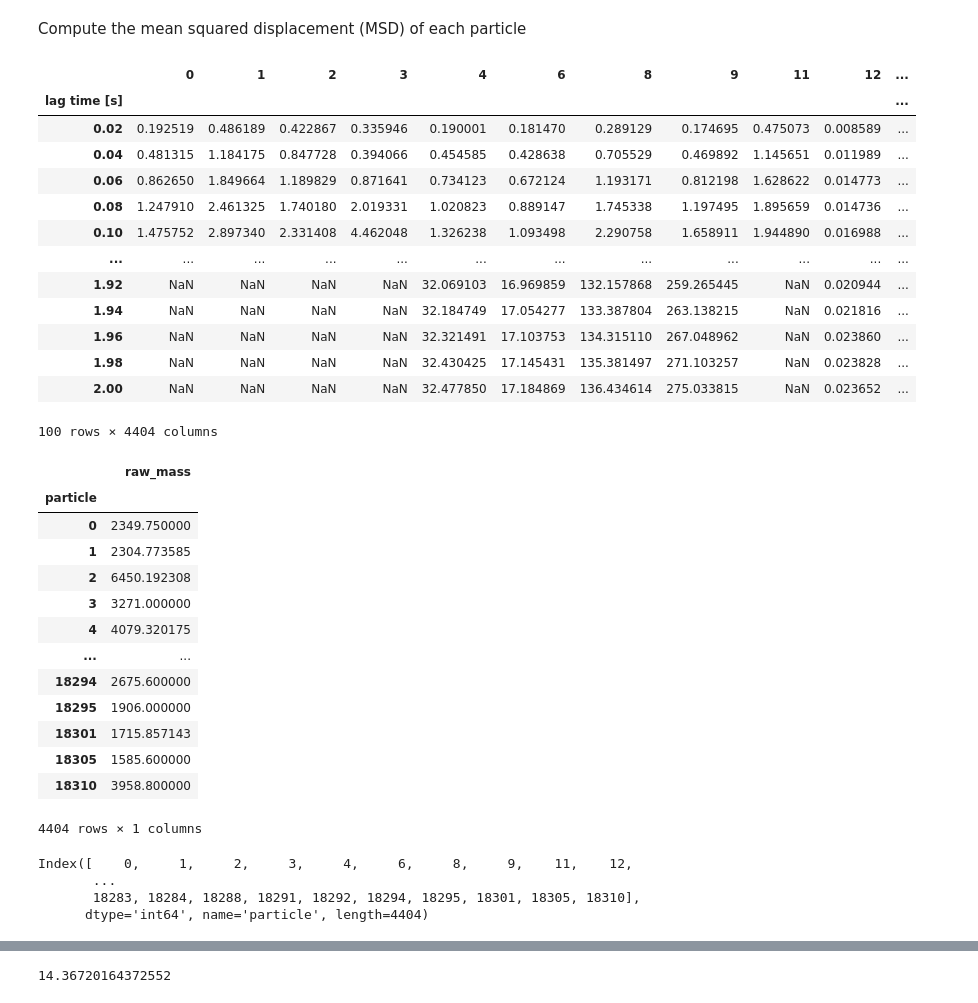
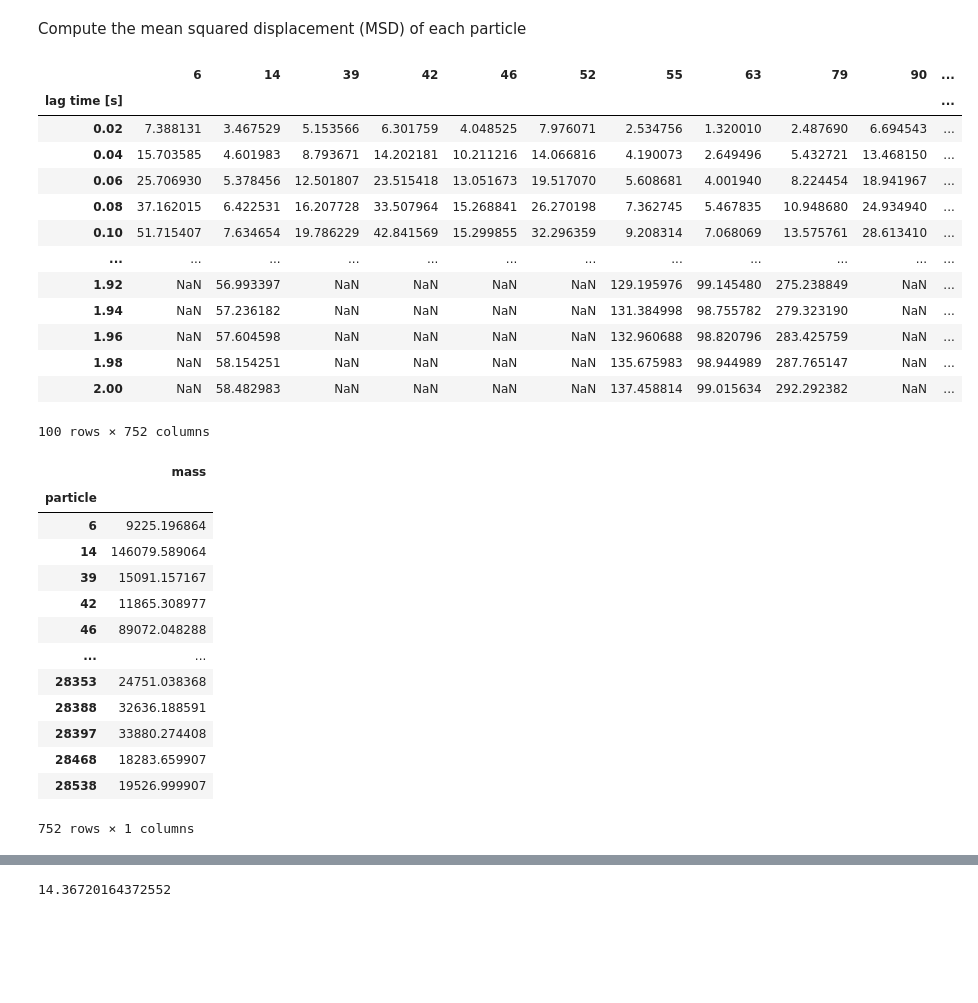
Before and after one commit to StefansGH/nanoparticle-tracking, a Jupyter notebook: tracking.ipynb, the cells around one changed output, grey strips where cells are left out. Cells and saved outputs as stored; diff of their text form; code cells hidden in the pictures; blank space fills up the shorter version.

```diff
--- a/tracking.ipynb
+++ b/tracking.ipynb
@@ -22,7 +55,7 @@ tp.quiet()  # Turn off progress reports for best performance
 # %%
 @pims.pipeline
 def gray(image):
-    return image[:, :, 0]  # Take just the green channel
+    return image[int(1152/2-320):int(1152/2+320), int(1152/2-320):int(1152/2+320)]  # Take just the green channel
 
 frames = gray(pims.open('frames/*.png'))
 # %% [markdown]
@@ -35,6 +71,6 @@ tp.annotate(f, frames[0]);
 # %% [markdown]
 Detecting particles in all frames:
 # %%
-f = tp.batch(frames[:100000], 11, minmass=700, invert=False)
+f = tp.batch(frames[:], diameter = 5, invert=False, minmass=0, noise_size=0, smoothing_size=5, characterize=False, percentile=98)
 f.head(3)
 # %% [output]
@@ -45,6 +81,6 @@ f.head(3)
 # %% [markdown]
 Linking particles in between frames (trajectories):
 # %%
-t = tp.link(f, 5, memory=3)
+t = tp.link(f, search_range=10, memory=2)
 t.head(3)
 # %% [output]
@@ -55,7 +91,7 @@ t.head(3)
 # %% [markdown]
 Ephemeral trajectories — seen only for a few frames — are usually spurious and never useful. The convenience function filter_stubs keeps only trajectories that last for a given number of frames.
 # %%
-t1 = tp.filter_stubs(t, 5)
+t1 = tp.filter_stubs(t, 50)
 # Compare the number of particles in the unfiltered and filtered data.
 print('Before:', t['particle'].nunique())
 print('After:', t1['particle'].nunique())
@@ -95,49 +115,42 @@ tp.plot_traj(t1);
 # %% [markdown]
 Compute the mean squared displacement (MSD) of each particle
 # %%
-im = tp.imsd(t1, 100/285., 50)  # microns per pixel = 100/285., frames per second = 50
+im = tp.imsd(t1, 1., 50)  # microns per pixel = 100/285., frames per second = 50
 im#[2]
 # %% [output]
-|  | 0 | 1 | 2 | 3 | 4 | 6 | 8 | 9 | 11 | 12 | ... |
+|  | 6 | 14 | 39 | 42 | 46 | 52 | 55 | 63 | 79 | 90 | ... |
 | lag time [s] |  |  |  |  |  |  |  |  |  |  | ... |
-| 0.02 | 0.192519 | 0.486189 | 0.422867 | 0.335946 | 0.190001 | 0.181470 | 0.289129 | 0.174695 | 0.475073 | 0.008589 | ... |
-| 0.04 | 0.481315 | 1.184175 | 0.847728 | 0.394066 | 0.454585 | 0.428638 | 0.705529 | 0.469892 | 1.145651 | 0.011989 | ... |
-| 0.06 | 0.862650 | 1.849664 | 1.189829 | 0.871641 | 0.734123 | 0.672124 | 1.193171 | 0.812198 | 1.628622 | 0.014773 | ... |
-| 0.08 | 1.247910 | 2.461325 | 1.740180 | 2.019331 | 1.020823 | 0.889147 | 1.745338 | 1.197495 | 1.895659 | 0.014736 | ... |
-| 0.10 | 1.475752 | 2.897340 | 2.331408 | 4.462048 | 1.326238 | 1.093498 | 2.290758 | 1.658911 | 1.944890 | 0.016988 | ... |
+| 0.02 | 7.388131 | 3.467529 | 5.153566 | 6.301759 | 4.048525 | 7.976071 | 2.534756 | 1.320010 | 2.487690 | 6.694543 | ... |
+| 0.04 | 15.703585 | 4.601983 | 8.793671 | 14.202181 | 10.211216 | 14.066816 | 4.190073 | 2.649496 | 5.432721 | 13.468150 | ... |
+| 0.06 | 25.706930 | 5.378456 | 12.501807 | 23.515418 | 13.051673 | 19.517070 | 5.608681 | 4.001940 | 8.224454 | 18.941967 | ... |
+| 0.08 | 37.162015 | 6.422531 | 16.207728 | 33.507964 | 15.268841 | 26.270198 | 7.362745 | 5.467835 | 10.948680 | 24.934940 | ... |
+| 0.10 | 51.715407 | 7.634654 | 19.786229 | 42.841569 | 15.299855 | 32.296359 | 9.208314 | 7.068069 | 13.575761 | 28.613410 | ... |
 | ... | ... | ... | ... | ... | ... | ... | ... | ... | ... | ... | ... |
-| 1.92 | NaN | NaN | NaN | NaN | 32.069103 | 16.969859 | 132.157868 | 259.265445 | NaN | 0.020944 | ... |
-| 1.94 | NaN | NaN | NaN | NaN | 32.184749 | 17.054277 | 133.387804 | 263.138215 | NaN | 0.021816 | ... |
-| 1.96 | NaN | NaN | NaN | NaN | 32.321491 | 17.103753 | 134.315110 | 267.048962 | NaN | 0.023860 | ... |
-| 1.98 | NaN | NaN | NaN | NaN | 32.430425 | 17.145431 | 135.381497 | 271.103257 | NaN | 0.023828 | ... |
-| 2.00 | NaN | NaN | NaN | NaN | 32.477850 | 17.184869 | 136.434614 | 275.033815 | NaN | 0.023652 | ... |
+| 1.92 | NaN | 56.993397 | NaN | NaN | NaN | NaN | 129.195976 | 99.145480 | 275.238849 | NaN | ... |
+| 1.94 | NaN | 57.236182 | NaN | NaN | NaN | NaN | 131.384998 | 98.755782 | 279.323190 | NaN | ... |
+| 1.96 | NaN | 57.604598 | NaN | NaN | NaN | NaN | 132.960688 | 98.820796 | 283.425759 | NaN | ... |
+| 1.98 | NaN | 58.154251 | NaN | NaN | NaN | NaN | 135.675983 | 98.944989 | 287.765147 | NaN | ... |
+| 2.00 | NaN | 58.482983 | NaN | NaN | NaN | NaN | 137.458814 | 99.015634 | 292.292382 | NaN | ... |
-100 rows × 4404 columns
+100 rows × 752 columns
 # %%
 t1 = t1.rename_axis('index')
-raw_masses = t1.groupby('particle').agg({'raw_mass': 'mean'})
+raw_masses = t1.groupby('particle').agg({'mass': 'mean'})
 raw_masses
 # %% [output]
-|  | raw_mass |
+|  | mass |
 | particle |  |
-| 0 | 2349.750000 |
-| 1 | 2304.773585 |
-| 2 | 6450.192308 |
-| 3 | 3271.000000 |
-| 4 | 4079.320175 |
+| 6 | 9225.196864 |
+| 14 | 146079.589064 |
+| 39 | 15091.157167 |
+| 42 | 11865.308977 |
+| 46 | 89072.048288 |
 | ... | ... |
-| 18294 | 2675.600000 |
-| 18295 | 1906.000000 |
-| 18301 | 1715.857143 |
-| 18305 | 1585.600000 |
-| 18310 | 3958.800000 |
+| 28353 | 24751.038368 |
+| 28388 | 32636.188591 |
+| 28397 | 33880.274408 |
+| 28468 | 18283.659907 |
+| 28538 | 19526.999907 |
-4404 rows × 1 columns
+752 rows × 1 columns
-# %%
-raw_masses.index
-# %% [output]
-Index([    0,     1,     2,     3,     4,     6,     8,     9,    11,    12,
-       ...
-       18283, 18284, 18288, 18291, 18292, 18294, 18295, 18301, 18305, 18310],
-      dtype='int64', name='particle', length=4404)
 # %%
 msd = []
 mass = []
```
Also changed, not shown: parts of 27 cells of this notebook.
